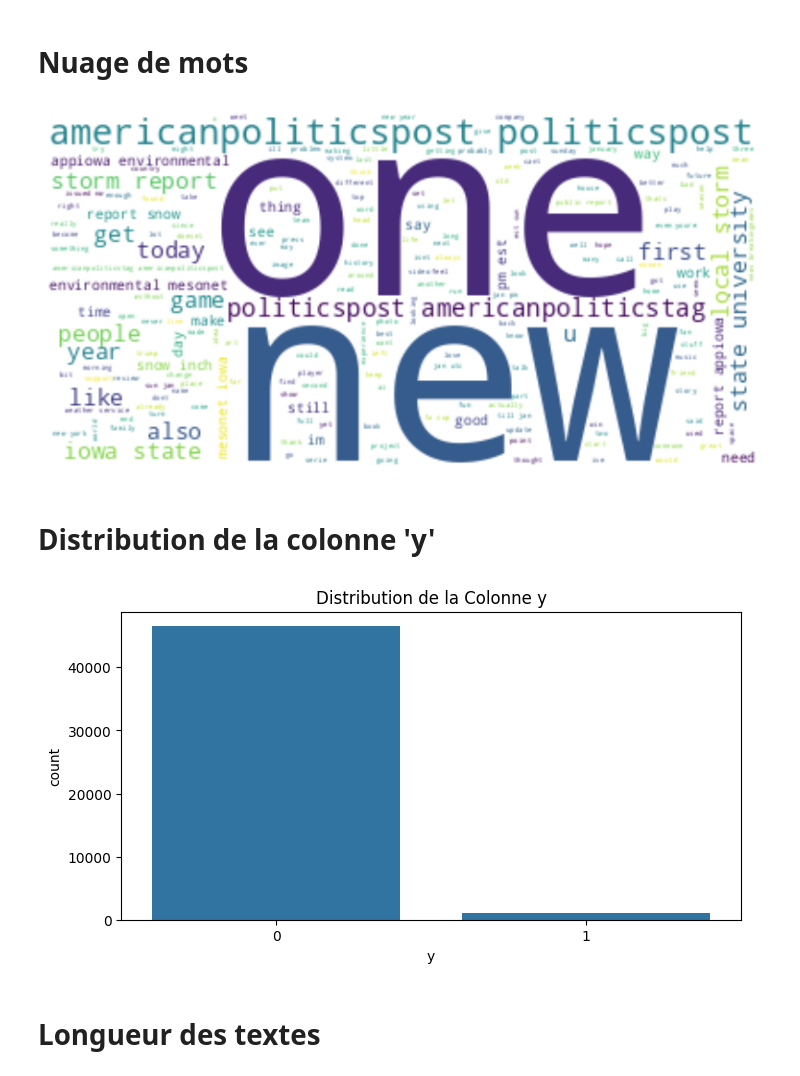
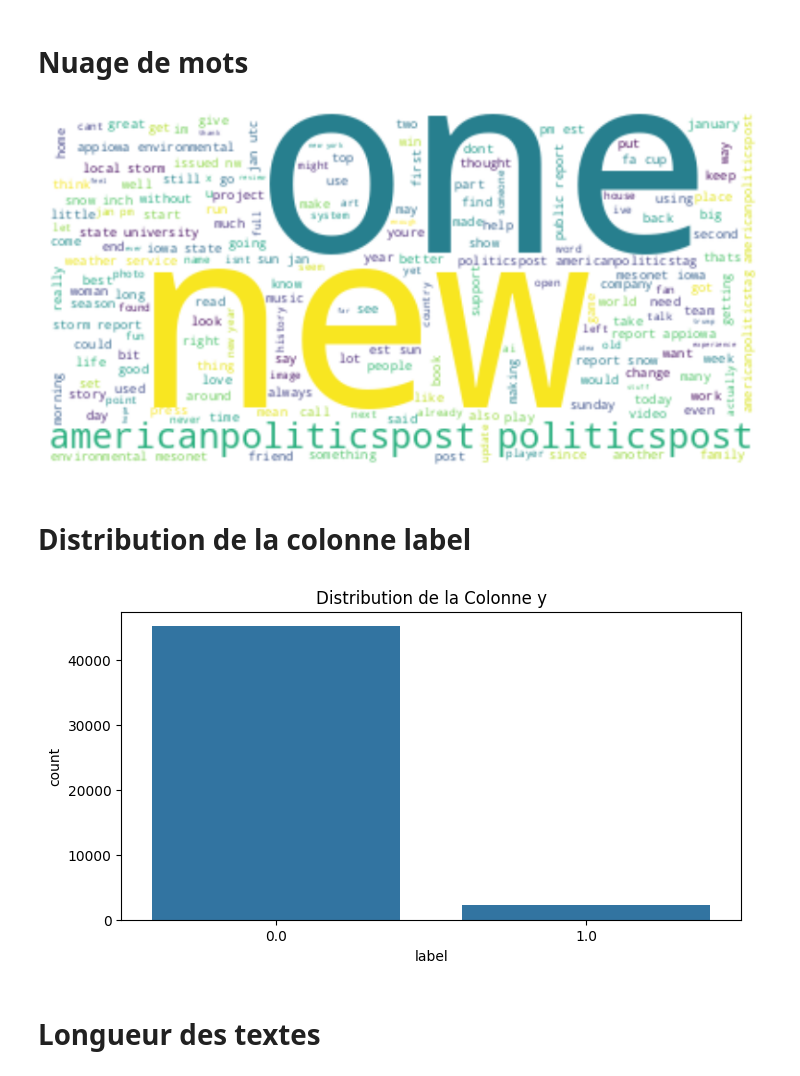
Before and after one commit to Allaa-boutaleb/Mastodon-Offensive-Speech-Detection, a Jupyter notebook: src/notebooks/EDA.ipynb, the cells around one changed output. Cells and saved outputs as stored; diff of their text form; code cells hidden in the pictures.

Commit message:
Offensive EDA

```diff
--- a/src/notebooks/EDA.ipynb
+++ b/src/notebooks/EDA.ipynb
@@ -29,3 +27,3 @@ To load for example, the *100k_en_toots_labeled* dataset, for example - Il s'agi
 # %%
 import pandas as pd
-k_en_toots_labeled = pd.read_csv(path+"100k_en_toots_labeled.csv", parse_dates=['created_at'])
+df_offensive = pd.read_csv(path+"offensive_toots.csv", parse_dates=['created_at'])
@@ -34,2 +48,2 @@ Je drop la première colonne psk elle ne correspond à rien, c'est simplement la
 # %%
-k_en_toots_labeled.drop(columns = k_en_toots_labeled.columns[0], axis = 1, inplace = True)
+df_offensive.drop(df_offensive.columns[[0, 1]], axis=1, inplace=True)
@@ -144,7 +120,7 @@ def remove_html_tags(text):
     return re.sub(clean, '', text)
 
 # Apply the function to the 'content' column
-k_en_toots_labeled['cleaned_content'] = k_en_toots_labeled['content'].astype(str).apply(remove_html_tags)
+df_offensive['cleaned_content'] = df_offensive['content'].astype(str).apply(remove_html_tags)
 
 
 # Ensure necessary resources are downloaded
@@ -155,10 +131,6 @@ nltk.download('wordnet', quiet=True)
 # Initialize the lemmatizer and stopwords
 lemmatizer = WordNetLemmatizer()
 stop_words = set(stopwords.words('english'))
-#languages = ['english','french', 'spanish','german']  # Les langues pré-dominantes
-#stop_words = set()
-#for language in languages:
-#    stop_words.update(stopwords.words(language))
 
 # Preprocessing function
 def preprocess_text(text):
@@ -177,8 +149,8 @@ def preprocess_text(text):
     return ' '.join(tokens)
 # %%
 # Apply preprocessing to the cleaned content
-k_en_toots_labeled['preprocessed_content'] = k_en_toots_labeled['cleaned_content'].apply(preprocess_text)
-k_en_toots_labeled['preprocessed_content'].head(4)
+df_offensive['preprocessed_content'] = df_offensive['cleaned_content'].apply(preprocess_text)
+df_offensive['preprocessed_content'].head(4)
 # %% [output]
 0    chikmagalur tourist place ultimate guide exper...
 1    dancing adelie penguin mcmurdo sound antarctic...
@@ -190,33 +162,33 @@ Name: preprocessed_content, dtype: object
 # %%
 # S'assurer que tous les éléments sont des chaînes de caractères
 #k_en_toots_labeled['content'] = k_en_toots_labeled['content'].astype(str)
 
 # Concaténation de tous les textes
-text = " ".join(review for review in k_en_toots_labeled.preprocessed_content)
+text = " ".join(review for review in df_offensive.preprocessed_content)
 
 # Génération du nuage de mots
 wordcloud = WordCloud(stopwords=stop_words, background_color="white").generate(text)
 
 # Visualisation
 plt.figure(figsize=(10, 5))
 plt.imshow(wordcloud, interpolation='bilinear')
 plt.axis("off")
 plt.show()
 # %% [output]
-[figure, old version]
+[figure, new version]
 # %% [markdown]
-# Distribution de la colonne 'y'
+# Distribution de la colonne label
 # %%
 import seaborn as sns
 
 # Visualisation de la distribution de la colonne 'y' => qui représente si le toot
 #est offensive ou pas
 plt.figure(figsize=(8, 4))
-sns.countplot(x='y', data=k_en_toots_labeled)
+sns.countplot(x='label', data= df_offensive)
 plt.title('Distribution de la Colonne y')
 plt.show()
 # %% [output]
-[figure, old version]
+[figure, new version]
 # %% [markdown]
 # Longueur des textes
 # %%
```
Also changed, not shown: parts of 27 cells of this notebook.
